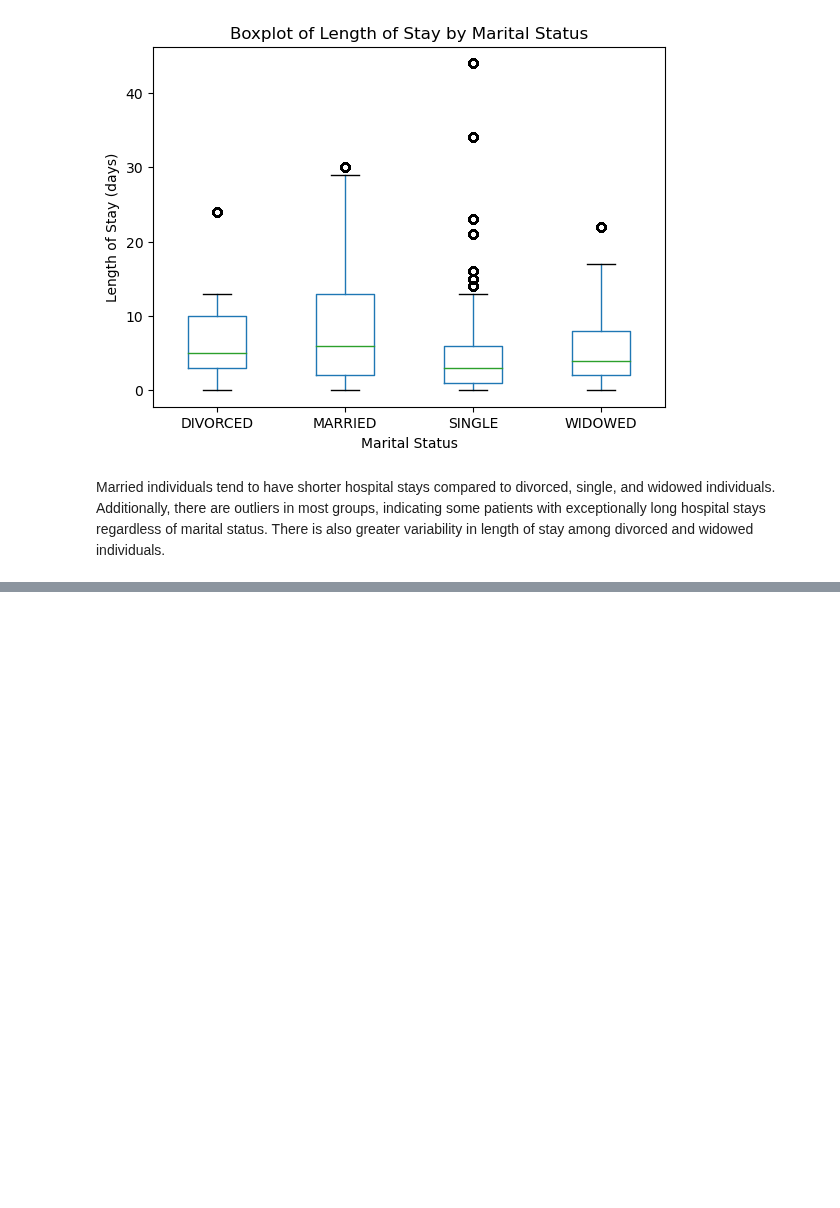
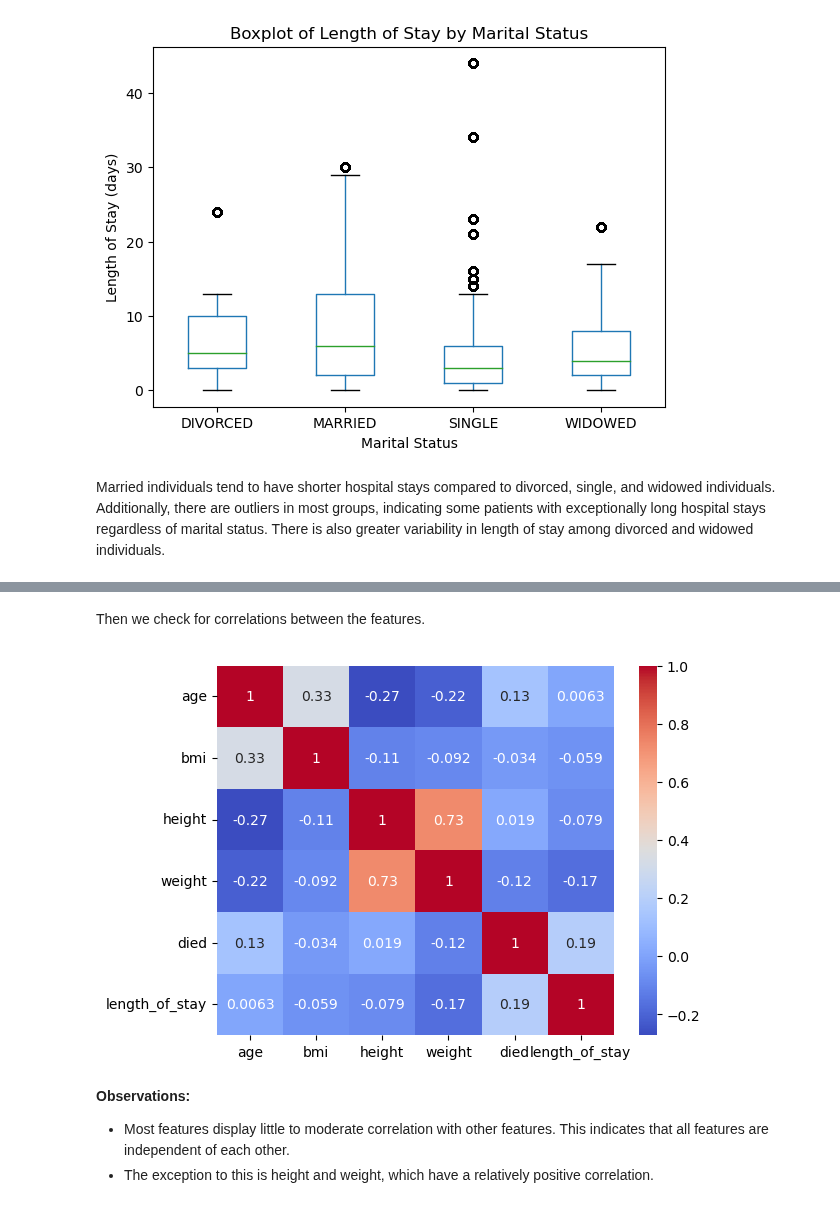
Before and after one commit to bizzfuzz/CHOP-comprehensive-hospital-outcome-prediction-system, a Jupyter notebook: CHOP.ipynb, the cells around one changed output, grey strips where cells are left out. Saved outputs shown, nothing was run; the diff lists cells and outputs as text; code cells hidden in the pictures; blank space fills up the shorter version.

```diff
--- a/CHOP.ipynb
+++ b/CHOP.ipynb
@@ -639,0 +644,15 @@ Married individuals tend to have shorter hospital stays compared to divorced, si
+# %%
+model_df = cleaned_data.copy()
+df_helper.drop_columns(
+    model_df,[
+        "subject_id",
+        "hadm_id",
+        "drug_type",
+        "admittime",
+        "dischtime",
+])
+#convert died column to numeric
+model_df.died = model_df.died.astype(int)
+#convert bmi column to numeric
+model_df.bmi = model_df.bmi.astype(float)
+model_df
@@ -639,0 +673,13 @@ Married individuals tend to have shorter hospital stays compared to divorced, si
+# %% [markdown]
+Then we check for correlations between the features.
+# %%
+#get only numerical columns
+numerical_columns = model_df.select_dtypes(include=np.number).columns
+correlation_matrix = model_df[numerical_columns].corr()
+sns.heatmap(correlation_matrix, annot=True, cmap="coolwarm");
+# %% [output]
+[figure, added]
+# %% [markdown]
+**Observations:**
+- Most features display little to moderate correlation with other features. This indicates that all features are independent of each other.
+- The exception to this is height and weight, which have a relatively positive correlation.
```
Also changed, not shown: parts of 2 cells of this notebook.
